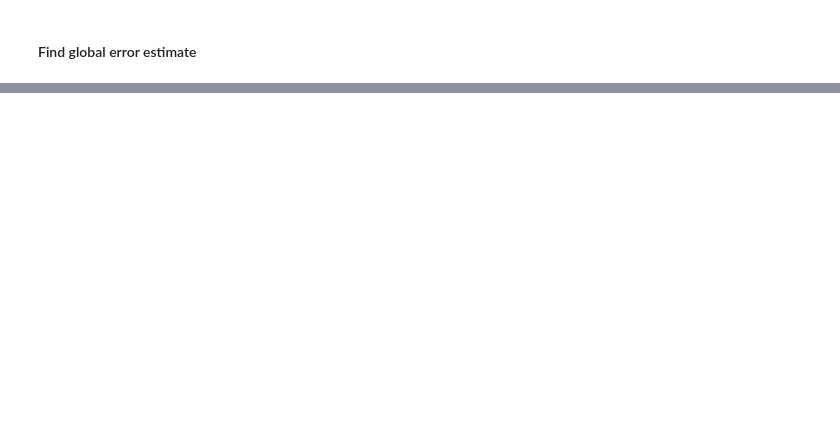
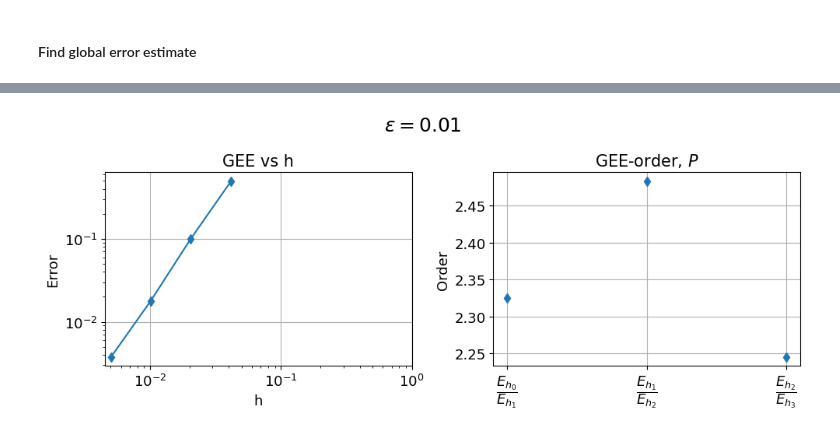
Before and after one commit to BastianValhoj/02687, a Jupyter notebook: assignment1/exercise2.ipynb, the cells around one changed output, grey strips where cells are left out. Drawn from its saved outputs; the diff is of its cells as text; code cells hidden in the pictures; blank space fills up the shorter version.

```diff
--- a/assignment1/exercise2.ipynb
+++ b/assignment1/exercise2.ipynb
@@ -498,0 +532,43 @@ ValueError: operands could not be broadcast together with shapes (50,) (600,)
+# %%
+h_errors = []
+for i, (h, ts_h, u_h) in enumerate(solutions[:-1]):
+    indices = np.searchsorted(ts_ref, ts_h)
+    u_sor = u_ref[indices]
+
+    u_interp = np.interp(ts_h, ts_ref, u_ref)
+
+    err = np.linalg.norm(u_h - u_interp, np.inf)
+    h_errors.append([h, err])
+
+h_errors = np.array(h_errors)
+hs = h_errors[:, 0]
+errors = h_errors[:, 1]
+
+orders = [np.log2(errors[i] / errors[i+1]) for i in range(len(errors) - 1)]
+
+fig, ax = plt.subplots(1, 2, figsize=(10, 4))
+ax[0].loglog(h_errors[:, 0], h_errors[:, 1], "d-")
+ax[0].set_title("GEE vs h", size=LABELSIZE)
+ax[0].set_ylabel("Error", size=LABELSIZE-2)
+ax[0].set_xlabel("h", size=LABELSIZE-2)
+ax[0].set_xticks([1e-2, 1e-1, 1e0])
+
+ax[1].plot(orders, "d")
+ax[1].set_title("GEE-order, $P$", size=LABELSIZE)
+ax[1].set_ylabel(r"Order", size=LABELSIZE-2)
+ax[1].set_xlabel("")
+ax[1].set_xticks(range(len(errors) - 1))
+ax[1].set_xticklabels([rf"$\dfrac{{ E_{{ h_{i} }} }}{{ E_{{ h_{i+1} }} }}$" for i in range(len(errors) - 1)])
+
+for i, axis in enumerate(ax):
+    axis.tick_params(axis="both", which="major", labelsize=LABELSIZE-2)
+    axis.grid()
+
+fig.suptitle(fr"$\epsilon = {epsilon}$", size=LABELSIZE+3)
+fig.tight_layout()
+
+
+file_name = f"ex_2a.b_GEE_eps_{epsilon}.png"
+fig.savefig(figures_dir / file_name, transparent=False)
+# %% [output]
+[figure, added]
```
Also changed, not shown: parts of 16 cells of this notebook.
